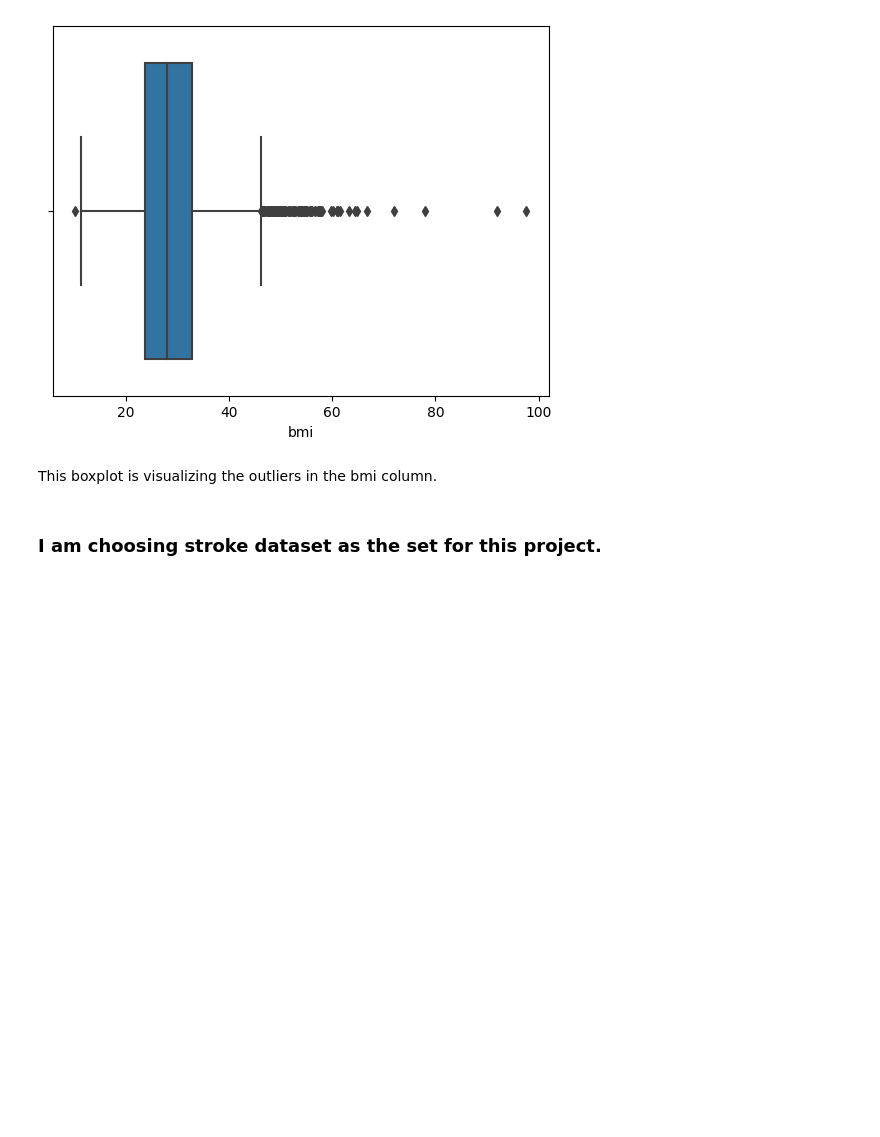
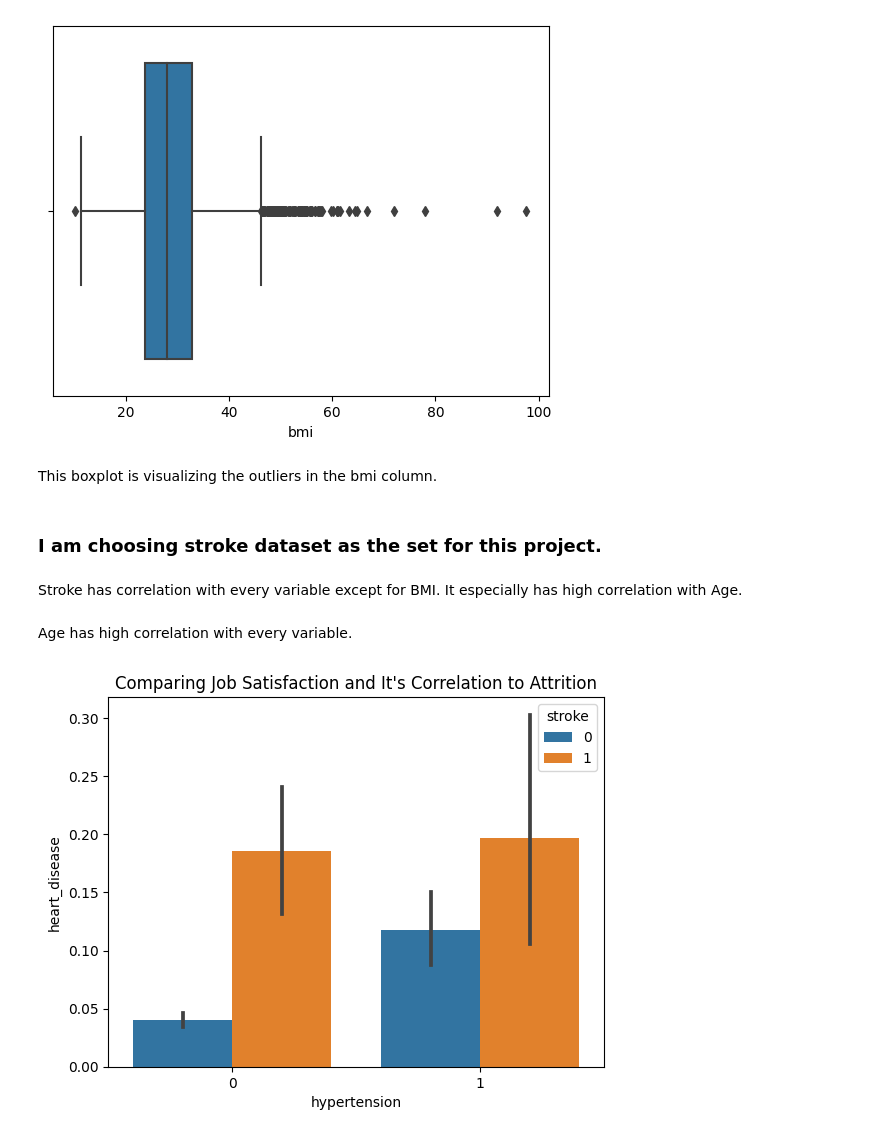
Before and after one commit to GregoryL12/Project-2, a Jupyter notebook: Copy_of_Project_2.ipynb, the cells around one changed output. Saved outputs shown, nothing was run; the diff lists cells and outputs as text; code cells hidden in the pictures; blank space fills up the shorter version.

```diff
--- a/Copy_of_Project_2.ipynb
+++ b/Copy_of_Project_2.ipynb
@@ -241,3 +272,12 @@ sns.boxplot(x=sr_df['bmi']);
 This boxplot is visualizing the outliers in the bmi column.
 # %% [markdown]
 ### I am choosing stroke dataset as the set for this project.
+# %% [markdown]
+Stroke has correlation with every variable except for BMI. It especially has high correlation with Age.
+# %% [markdown]
+Age has high correlation with every variable.
+# %%
+ax = sns.barplot(data=sr_df, x='hypertension', y='heart_disease', hue='stroke')
+ax.set_title("Comparing Job Satisfaction and It's Correlation to Attrition");
+# %% [output]
+[figure, added]
```
Also changed, not shown: parts of 7 cells of this notebook.
